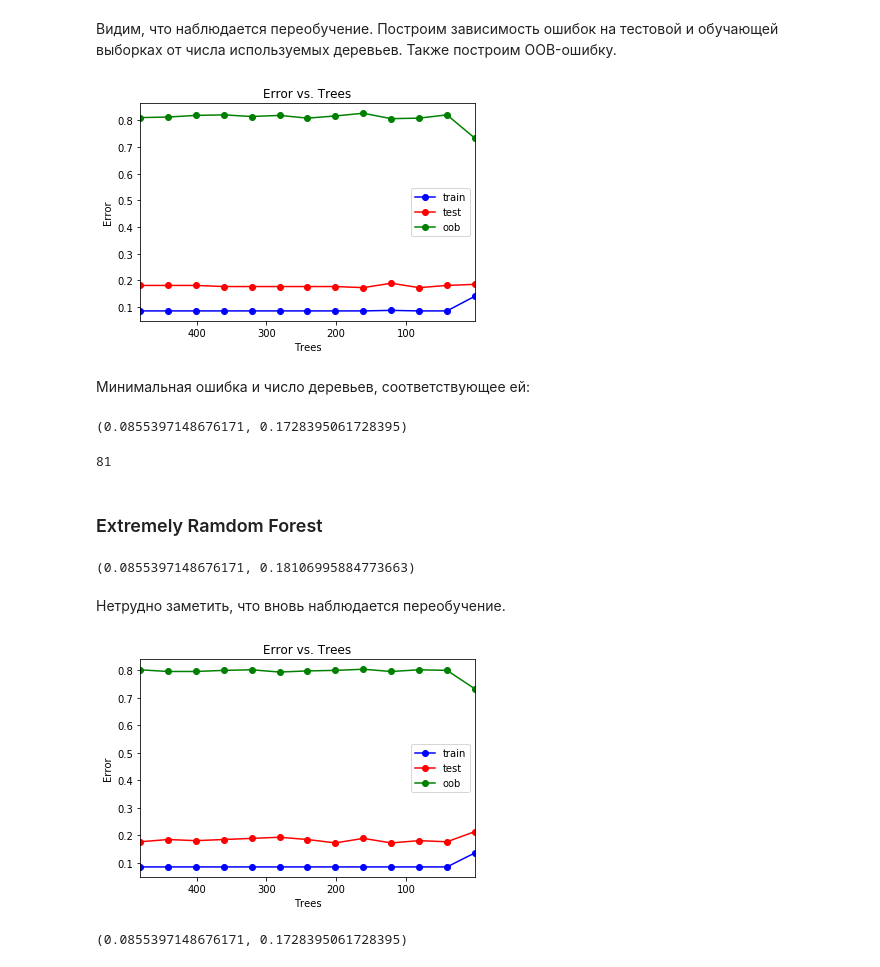
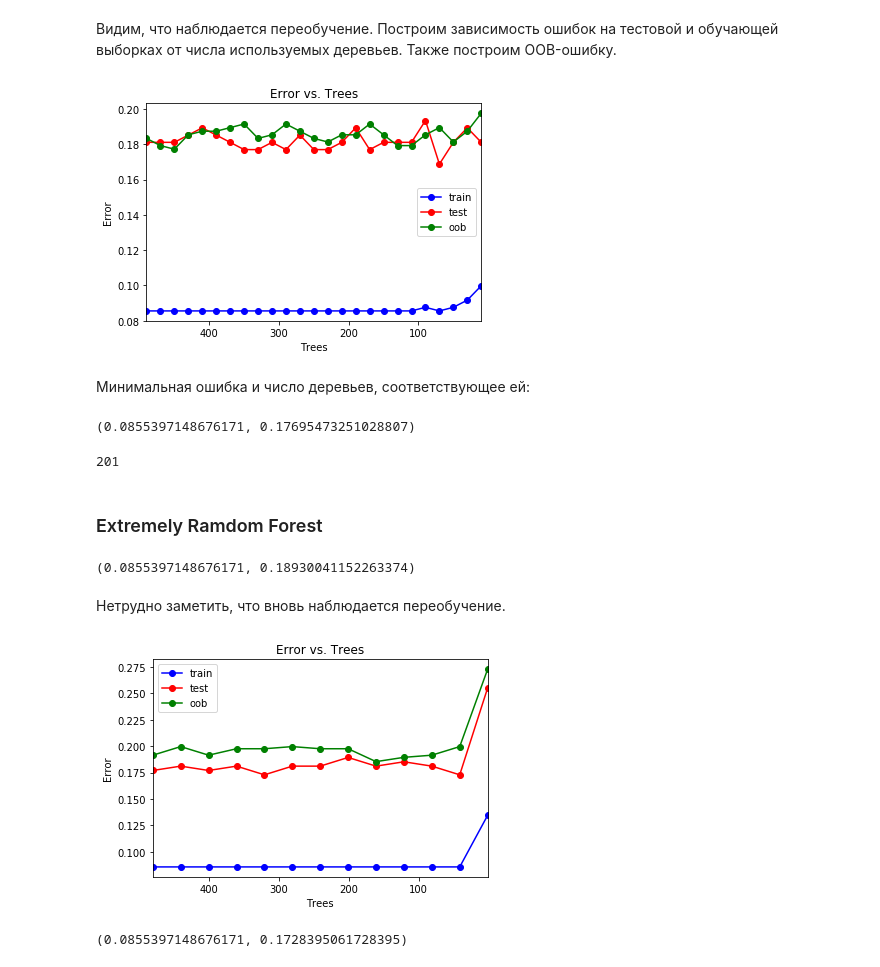
Before and after one commit to ViolettaShirokikh/MachineLearning, a Jupyter notebook: lab.ipynb, the cells around one changed output. Saved outputs shown, nothing was run; the diff lists cells and outputs as text; code cells hidden in the pictures.

```diff
--- a/lab.ipynb
+++ b/lab.ipynb
@@ -861,31 +861,31 @@ print(err_train, err_test)
 Видим, что наблюдается переобучение.
 Построим зависимость ошибок на тестовой и обучающей выборках от числа используемых деревьев. Также построим OOB-ошибку.
 # %%
-trees_arr = np.arange(1, 500, 40)
+trees_arr = np.arange(10, 500, 20)
 test_err = []
 train_err = []
 oob_err = []
 for trees in trees_arr:
     rf = ensemble.RandomForestClassifier(n_estimators = trees, oob_score=True)
     rf.fit(X_train, y_train)
 
     y_train_pred = rf.predict(X_train)
     y_test_pred = rf.predict(X_test)
     train_err.append(np.mean(y_train.values.ravel() != y_train_pred))
     test_err.append(np.mean(y_test.values.ravel() != y_test_pred))
-    oob_err.append(rf.oob_score_)
+    oob_err.append(1 - rf.oob_score_)
 
 plt.plot(trees_arr, train_err, 'b-o', label = 'train')
 plt.plot(trees_arr, test_err, 'r-o', label = 'test')
 plt.plot(trees_arr, oob_err, 'g-o', label='oob')
 plt.xlim([np.max(trees_arr), np.min(trees_arr)])
 plt.title('Error vs. Trees')
 plt.xlabel('Trees')
 plt.ylabel('Error')
 plt.legend()
 pass
 # %% [output]
-[figure, old version]
+[figure, new version]
 # %% [markdown]
 Минимальная ошибка и число деревьев, соответствующее ей:
 # %%
@@ -893,12 +893,12 @@ min_train_err = np.min(train_err)
 min_test_err = np.min(test_err)
 print(min_train_err, min_test_err)
 # %% [output]
-(0.0855397148676171, 0.1728395061728395)
+(0.0855397148676171, 0.17695473251028807)
 # %%
 trees_opt = trees_arr[test_err == min_test_err]
 print(trees_opt[0])
 # %% [output]
-81
+201
 # %% [markdown]
 ### Extremely Ramdom Forest
 # %%
@@ -911,7 +911,7 @@ err_test  = np.mean(y_test  != ert.predict(X_test))
 
 print(err_train, err_test)
 # %% [output]
-(0.0855397148676171, 0.18106995884773663)
+(0.0855397148676171, 0.18930041152263374)
 # %% [markdown]
 Нетрудно заметить, что вновь наблюдается переобучение.
 # %%
@@ -927,7 +927,7 @@ for trees in trees_arr:
     y_test_pred = rf.predict(X_test)
     train_err.append(np.mean(y_train.values.ravel() != y_train_pred))
     test_err.append(np.mean(y_test.values.ravel() != y_test_pred))
-    oob_err.append(rf.oob_score_)
+    oob_err.append(1 - rf.oob_score_)
 
 plt.plot(trees_arr, train_err, 'b-o', label = 'train')
 plt.plot(trees_arr, test_err, 'r-o', label = 'test')
@@ -939,7 +939,7 @@ plt.ylabel('Error')
 plt.legend()
 pass
 # %% [output]
-[figure, old version]
+[figure, new version]
 # %%
 min_train_err = np.min(train_err)
 min_test_err = np.min(test_err)
```
Also changed, not shown: parts of 11 cells of this notebook.
